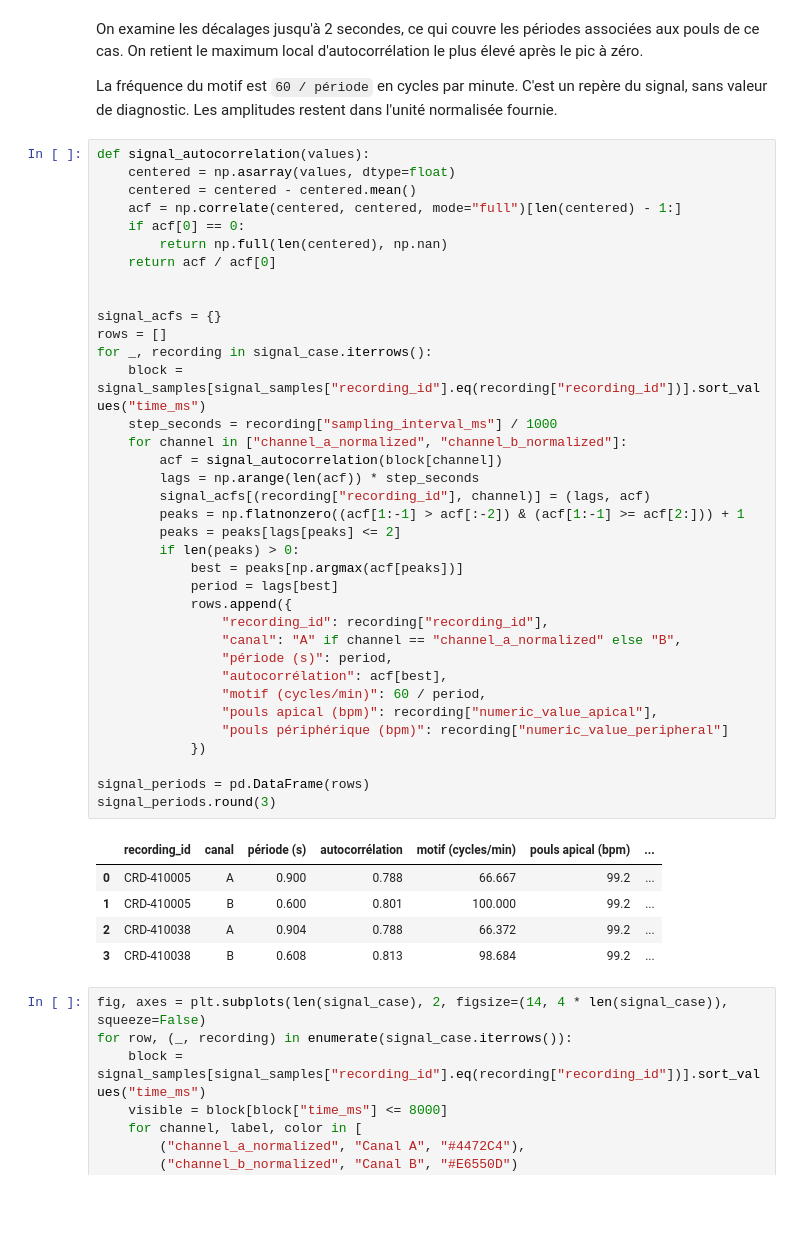
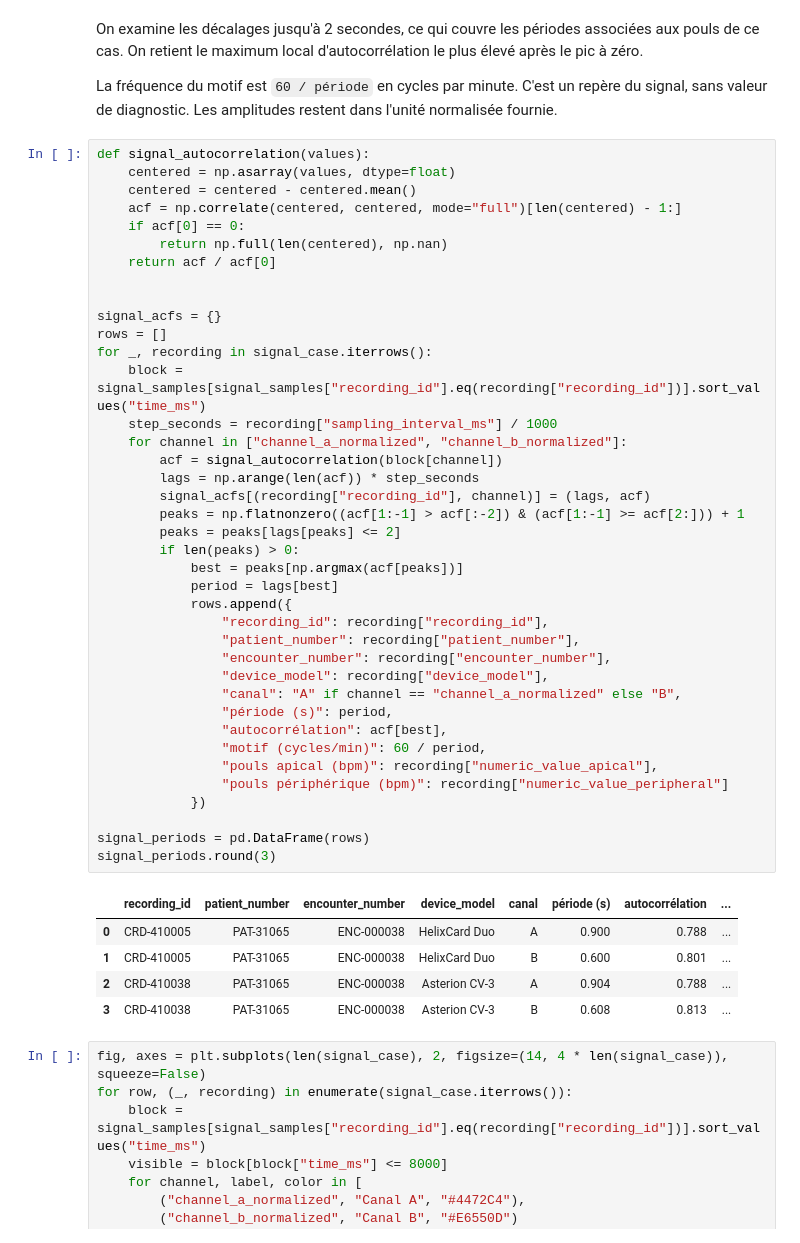
Before and after one commit to JLFoxii/20262027-UE-DataMining-Project, a Jupyter notebook: 03_sante.ipynb, the cells around one changed output. Saved outputs shown, nothing was run; the diff lists cells and outputs as text; blank space fills up the shorter version.

```diff
--- a/03_sante.ipynb
+++ b/03_sante.ipynb
@@ -2038,38 +2071,41 @@ def signal_autocorrelation(values):
     return acf / acf[0]
 
 
 signal_acfs = {}
 rows = []
 for _, recording in signal_case.iterrows():
     block = signal_samples[signal_samples["recording_id"].eq(recording["recording_id"])].sort_values("time_ms")
     step_seconds = recording["sampling_interval_ms"] / 1000
     for channel in ["channel_a_normalized", "channel_b_normalized"]:
         acf = signal_autocorrelation(block[channel])
         lags = np.arange(len(acf)) * step_seconds
         signal_acfs[(recording["recording_id"], channel)] = (lags, acf)
         peaks = np.flatnonzero((acf[1:-1] > acf[:-2]) & (acf[1:-1] >= acf[2:])) + 1
         peaks = peaks[lags[peaks] <= 2]
         if len(peaks) > 0:
             best = peaks[np.argmax(acf[peaks])]
             period = lags[best]
             rows.append({
                 "recording_id": recording["recording_id"],
+                "patient_number": recording["patient_number"],
+                "encounter_number": recording["encounter_number"],
+                "device_model": recording["device_model"],
                 "canal": "A" if channel == "channel_a_normalized" else "B",
                 "période (s)": period,
                 "autocorrélation": acf[best],
                 "motif (cycles/min)": 60 / period,
                 "pouls apical (bpm)": recording["numeric_value_apical"],
                 "pouls périphérique (bpm)": recording["numeric_value_peripheral"]
             })
 
 signal_periods = pd.DataFrame(rows)
 signal_periods.round(3)
 # %% [output]
-|  | recording_id | canal | période (s) | autocorrélation | motif (cycles/min) | pouls apical (bpm) | ... |
-| 0 | CRD-410005 | A | 0.900 | 0.788 | 66.667 | 99.2 | ... |
-| 1 | CRD-410005 | B | 0.600 | 0.801 | 100.000 | 99.2 | ... |
-| 2 | CRD-410038 | A | 0.904 | 0.788 | 66.372 | 99.2 | ... |
-| 3 | CRD-410038 | B | 0.608 | 0.813 | 98.684 | 99.2 | ... |
+|  | recording_id | patient_number | encounter_number | device_model | canal | période (s) | autocorrélation | ... |
+| 0 | CRD-410005 | PAT-31065 | ENC-000038 | HelixCard Duo | A | 0.900 | 0.788 | ... |
+| 1 | CRD-410005 | PAT-31065 | ENC-000038 | HelixCard Duo | B | 0.600 | 0.801 | ... |
+| 2 | CRD-410038 | PAT-31065 | ENC-000038 | Asterion CV-3 | A | 0.904 | 0.788 | ... |
+| 3 | CRD-410038 | PAT-31065 | ENC-000038 | Asterion CV-3 | B | 0.608 | 0.813 | ... |
 # %%
 fig, axes = plt.subplots(len(signal_case), 2, figsize=(14, 4 * len(signal_case)), squeeze=False)
 for row, (_, recording) in enumerate(signal_case.iterrows()):
```
Also changed, not shown: parts of 10 cells of this notebook, 1 other file.
